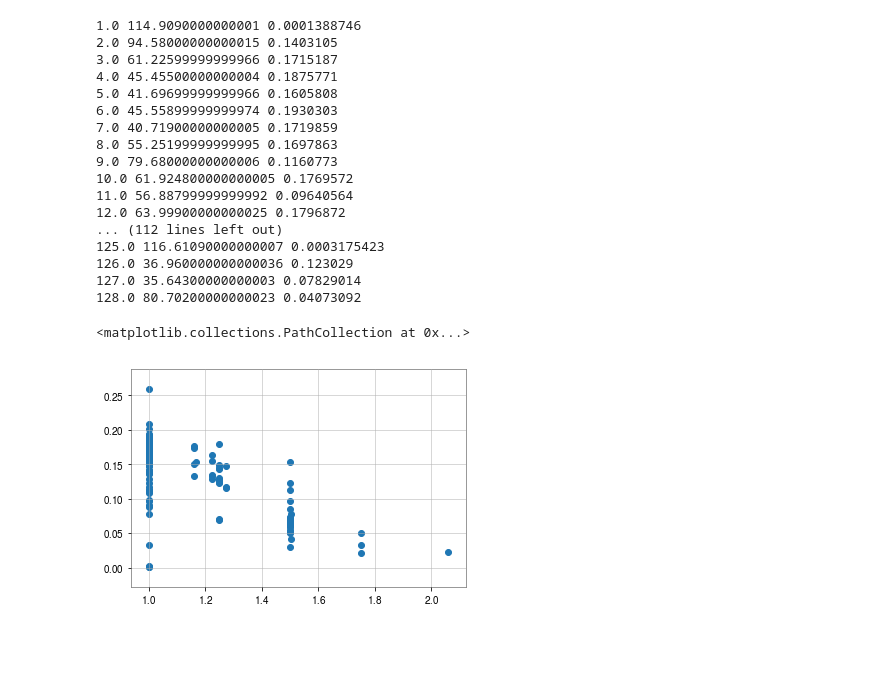
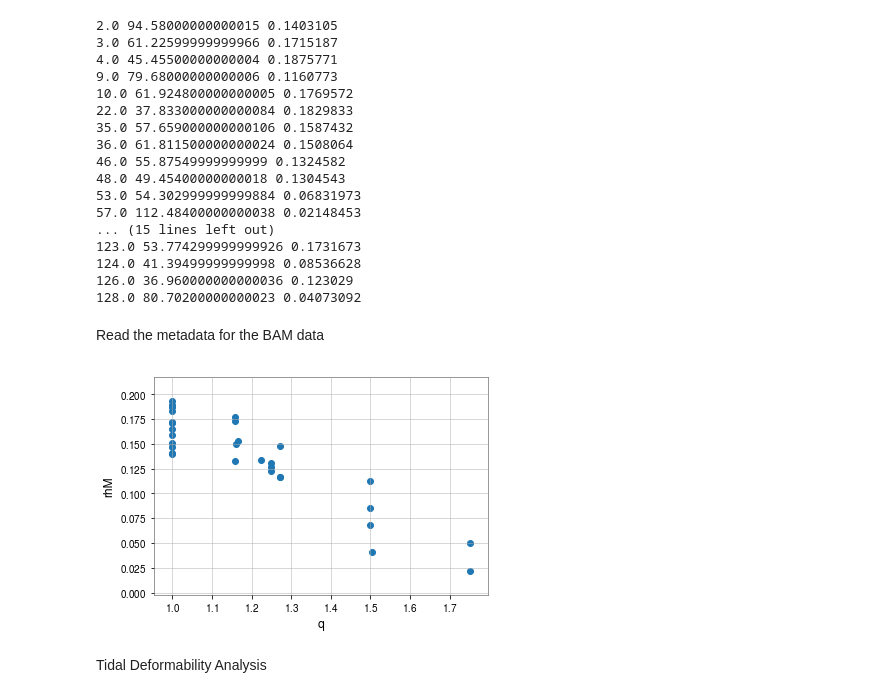
Before and after one commit to johnkou97/model, a Jupyter notebook: Time_dom.ipynb, the cells around one changed output. Cells and saved outputs as stored; diff of their text form; code cells hidden in the pictures; blank space fills up the shorter version.

```diff
--- a/Time_dom.ipynb
+++ b/Time_dom.ipynb
@@ -43,5 +45,5 @@ def analyze(file):
 # %%
-name = 'data/BAM:0005.h5'                                 #change that
+name = 'data/BAM:0036.h5'                                 #change that
 file=h5py.File(name,'r')
 dat = list(file["/rh_22"])
 rh = np.array(file["/rh_22/%s" %dat[-1]])
@@ -81,8 +85,8 @@ dt,rhM
 # %%
-dtM=np.zeros(128)
-rhM=np.zeros(128)
+dtM=np.zeros(31)
+rhM=np.zeros(31)
 names=list()
-code=np.zeros(128)
+code=np.zeros(31)
 l=0
 for m in range(0,2):
     for k in range(0,10):
@@ -101,21 +105,23 @@ for m in range(0,2):
 for i in range(len(dtM)):
     print(code[i],dtM[i],rhM[i])
 # %% [output]
-1.0 114.9090000000001 0.0001388746
 2.0 94.58000000000015 0.1403105
 3.0 61.22599999999966 0.1715187
 4.0 45.45500000000004 0.1875771
-5.0 41.69699999999966 0.1605808
-6.0 45.55899999999974 0.1930303
-7.0 40.71900000000005 0.1719859
-8.0 55.25199999999995 0.1697863
 9.0 79.68000000000006 0.1160773
 10.0 61.924800000000005 0.1769572
-11.0 56.88799999999992 0.09640564
-12.0 63.99900000000025 0.1796872
-... (112 lines left out)
-125.0 116.61090000000007 0.0003175423
+22.0 37.833000000000084 0.1829833
+35.0 57.659000000000106 0.1587432
+36.0 61.811500000000024 0.1508064
+46.0 55.87549999999999 0.1324582
+48.0 49.45400000000018 0.1304543
+53.0 54.302999999999884 0.06831973
+57.0 112.48400000000038 0.02148453
+... (15 lines left out)
+123.0 53.774299999999926 0.1731673
+124.0 41.39499999999998 0.08536628
 126.0 36.960000000000036 0.123029
-127.0 35.64300000000003 0.07829014
 128.0 80.70200000000023 0.04073092
+# %% [markdown]
+Read the metadata for the BAM data
 # %%
@@ -133,7 +138,7 @@ G2k123=10
 # %%
-q = np.zeros(128)
-mas=np.zeros(128)
-eos=np.zeros(128)
+q = np.zeros(31)
+mas=np.zeros(31)
+eos=np.zeros(31)
 
 
 i=0
@@ -148,7 +153,9 @@ for m in range(0,2):
                 q[i] = id_mass_ratio
                 exec(lines[8])
                 mas[i]=id_mass
-                if i>1:
+                if i==0:
+                    eos[i]=8 #by hand because 2H can not be given a value
+                if i>0:
                     exec(lines[15])
                     eos[i]=id_eos
 
@@ -157,7 +164,11 @@ for m in range(0,2):
                 pass
 # %%
 plt.scatter(q,rhM)
+plt.xlabel('q')
+plt.ylabel('rhM')
+plt.show()
 # %% [output]
-<matplotlib.collections.PathCollection at 0x...>
-[figure, old version]
+[figure, new version]
+# %% [markdown]
+Tidal Deformability Analysis
 # %%
```
Also changed, not shown: parts of 13 cells of this notebook, 2 other files.
